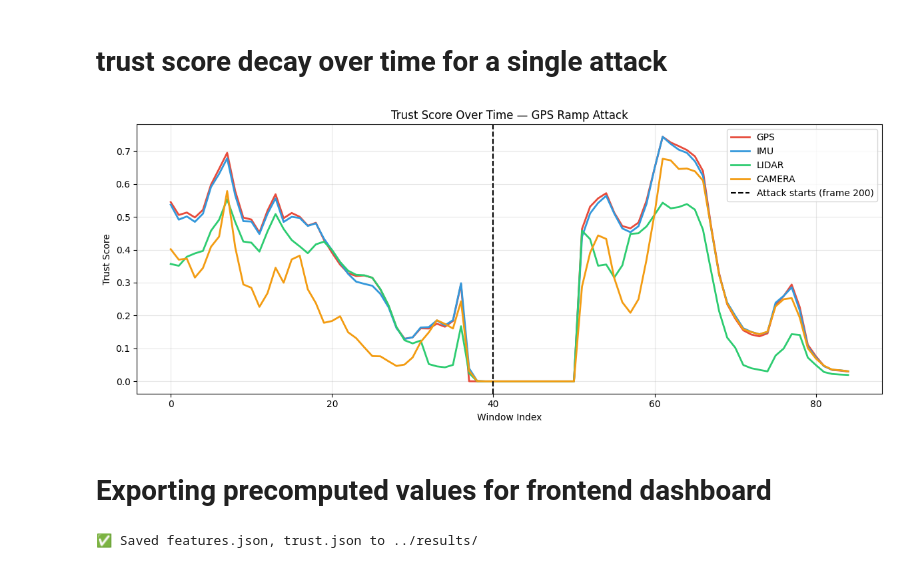
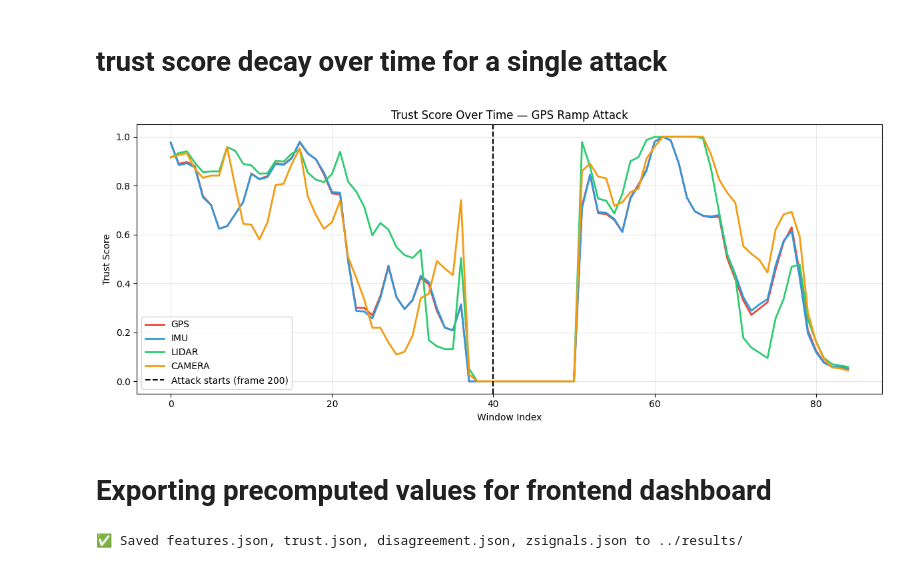
Before and after one commit to itsdharani/SensorTrust, a Jupyter notebook: notebooks/full_pipeline.ipynb, the cells around one changed output. Cells and saved outputs as stored; diff of their text form; code cells hidden in the pictures.

Commit message:
WIP: trust scoring approach

```diff
--- a/notebooks/full_pipeline.ipynb
+++ b/notebooks/full_pipeline.ipynb
@@ -486,7 +414,7 @@ GMIS: 0.8221 → 1.4739  (1.8x)
 # %%
 imu_coord_ic = attack_imu_proxies(imu_clean, attack_type='bias', bias=0.5)
 frames_coord_ic = [cam_gaussian_noise(np.array(f), std=25) for f in camera_frames]
-coord_imu_cam_result = run_attack('Coord IMU+Cam', gps_clean, imu_coord_ic, frames_coord_ic, velo_scans)
+coord_imu_cam_result = run_attack('Coord IMU+Cam', gps_clean, imu_coord_ic, frames_coord_ic, lidar_clean)
 
 print("=== COORDINATED IMU + CAMERA ===")
 print(f"F1:   {CLEAN_F1:.4f} → {coord_imu_cam_result['F1']:.4f}  ({coord_imu_cam_result['F1']/CLEAN_F1:.1f}x)")
@@ -574,7 +489,10 @@ GMIS: 0.8221 → 4.8805  (5.9x)
 # 6. Results Summary
 # %%
 all_results = {
-    'Clean':              {'F1': CLEAN_F1, 'F2': CLEAN_F2, 'GMIS': CLEAN_GMIS},
+    'Clean': {
+    'F1': CLEAN_F1, 'F2': CLEAN_F2, 'GMIS': CLEAN_GMIS,
+    'f1': f1_clean, 'f2': f2_clean, 'gmis': gmis_clean,
+},
     'GPS Ramp':           gps_ramp_result,
     'GPS Step':           gps_step_result,
     'IMU Bias':           imu_bias_result,
@@ -590,6 +508,8 @@ all_results = {
     'Coord LiDAR+Cam':    coord_lidar_cam_result,
     'ALL FOUR':           coord_all_result,
 }
+
+attack_names_only = [n for n in all_results if n != 'Clean']
 
 print("\n" + "=" * 78)
 print("COMPLETE ATTACK EVALUATION")
@@ -916,7 +836,7 @@ ALL FOUR                      94.3%       100.0%        ✅        ✅
 # %% [markdown]
 # 14. Precision / Recall / F1 per detector:
 # %%
-# ground truth: everything that isnt Clean is an attack
+''''# ground truth: everything that isnt Clean is an attack
 attack_names_only = [n for n in all_results if n != 'Clean']
 y_true = np.ones(len(attack_names_only), dtype=int)
 
@@ -953,4 +873,22 @@ for label, preds in [('Mahalanobis', mahal_preds), ('LSTM AE', lstm_preds), ('Ei
     p = precision_score(y_true, preds, zero_division=0)
     r = recall_score(y_true, preds, zero_division=0)
     f = f1_score(y_true, preds, zero_division=0)
-    print(f"{label:<15}  Precision={p:.2f}  Recall={r:.2f}  F1={f:.2f}")
+    print(f"{label:<15}  Precision={p:.2f}  Recall={r:.2f}  F1={f:.2f}")'''
+
+eval_names = list(all_results.keys())  # include 'Clean' this time
+y_true = np.array([0 if n == 'Clean' else 1 for n in eval_names])
+
+mahal_preds, lstm_preds = [], []
+for name in eval_names:
+    r = all_results[name]
+    min_len = min(len(r['f1']), len(r['f2']), len(r['gmis']))
+    f1_a, f2_a, g_a = r['f1'][:min_len], r['f2'][:min_len], r['gmis'][:min_len]
+    mask = ~(np.isnan(f1_a) | np.isnan(f2_a) | np.isnan(g_a))
+    scores = mahal.score(f1_a[mask], f2_a[mask], g_a[mask])
+    alerts = detect_anomalies(scores, threshold=MAHAL_THRESHOLD)
+    valid = ~np.isnan(scores)
+    mahal_rate = np.sum(alerts[valid]) / np.sum(valid) * 100
+    mahal_preds.append(1 if mahal_rate > 50 else 0)
+
+    _, _, lstm_rate = detect_with_autoencoder(r['f1'], r['f2'], r['gmis'])
+    lstm_preds.append(1 if (lstm_rate or 0) > 50 else 0)
@@ -1034,7 +968,7 @@ plt.show()
 # %% [markdown]
 # 16. Trust Score and suspicion Ranking
 # %%
-def run_trust_scoring(z):
+def run_trust_scoring(z, baseline=None):
     """Given normalized signals z, compute trust scores and ranking."""
     min_len = min(len(z['gps_delta_v']), len(z['imu_delta_v']),
                   len(z['lidar_icp']), len(z['camera_flow']))
@@ -1044,7 +978,10 @@ def run_trust_scoring(z):
     z_lidar  = z['lidar_icp'][:min_len]
     z_camera = z['camera_flow'][:min_len]
 
-    graph         = build_disagreement_graph(z_gps, z_imu, z_lidar, z_camera)
+    graph = build_disagreement_graph(z_gps, z_imu, z_lidar, z_camera)
+    if baseline is not None:
+        graph = baseline.normalize(graph)          # <-- calibrate here
+
     inconsistency = compute_node_inconsistency(graph)
     trust         = compute_trust_scores(inconsistency)
     ranking       = rank_sensors(inconsistency)
@@ -1081,7 +1018,7 @@ for name, r in all_results.items():
         'camera_flow' : gmis_a,
     }
 
-    trust, ranking = run_trust_scoring(z_approx)
+    trust, ranking = run_trust_scoring(z_approx, baseline=baseline)
     trust_results[name] = {'trust': trust, 'ranking': ranking}
 
     sensors_ranked = [s for s, _ in ranking]
@@ -1266,35 +1235,35 @@ min_len = min(len(z_ramp['gps_delta_v']), len(z_ramp['imu_delta_v']),
               len(z_ramp['lidar_icp']), len(z_ramp['camera_flow']))
 
 window = 20
 trust_over_time = {s: [] for s in sensors}
 
 for i in range(0, min_len - window, 5):
     z_window = {
         'gps_delta_v' : z_ramp['gps_delta_v'][i:i+window],
         'imu_delta_v' : z_ramp['imu_delta_v'][i:i+window],
         'lidar_icp'   : z_ramp['lidar_icp'][i:i+window],
         'camera_flow' : z_ramp['camera_flow'][i:i+window],
     }
-    trust, _ = run_trust_scoring(z_window)
+    trust, _ = run_trust_scoring(z_window, baseline=baseline)
     for s in sensors:
         trust_over_time[s].append(trust[s])
 
 fig, ax = plt.subplots(figsize=(12, 5))
 x = range(len(trust_over_time['gps']))
 for s in sensors:
     ax.plot(x, trust_over_time[s], label=s.upper(), color=colors[s], linewidth=2)
 
 ax.axvline(x=200//5, color='black', linestyle='--', linewidth=1.5, label='Attack starts (frame 200)')
 ax.set_xlabel('Window Index')
 ax.set_ylabel('Trust Score')
 ax.set_title('Trust Score Over Time — GPS Ramp Attack')
 ax.legend()
 ax.grid(True, alpha=0.3)
 plt.tight_layout()
 plt.savefig('../results/plots/trust_decay_gps_ramp.png', dpi=150, bbox_inches='tight')
 plt.show()
 # %% [output]
-[figure, old version]
+[figure, new version]
 # %% [markdown]
 # Exporting precomputed values for frontend dashboard
 # %%
@@ -1339,7 +1308,12 @@ with open(f'{save_dir}/features.json', 'w') as f:
 with open(f'{save_dir}/trust.json', 'w') as f:
     json.dump(trust_payload, f)
 
+with open(f'{save_dir}/disagreement.json', 'w') as f:      # ← new
+    json.dump(disagreement_payload, f)
 
-print(f"✅ Saved features.json, trust.json to {save_dir}/")
+with open(f'{save_dir}/zsignals.json', 'w') as f:      # ← new
+    json.dump(zsignal_payload, f)
+
+print(f"✅ Saved features.json, trust.json, disagreement.json, zsignals.json to {save_dir}/")
 # %% [output]
-✅ Saved features.json, trust.json to ../results/
+✅ Saved features.json, trust.json, disagreement.json, zsignals.json to ../results/
```
Also changed, not shown: parts of 28 cells of this notebook, 5 other files.
